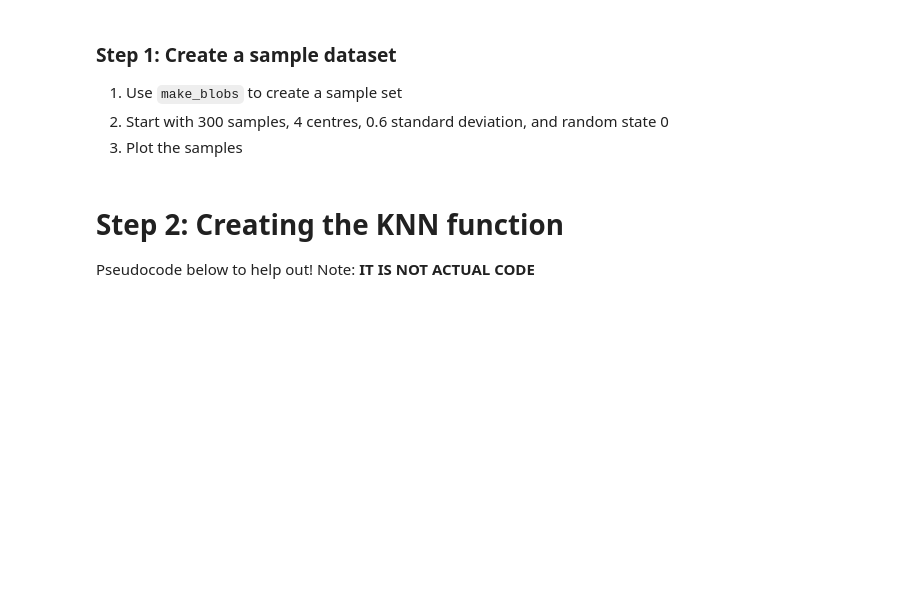
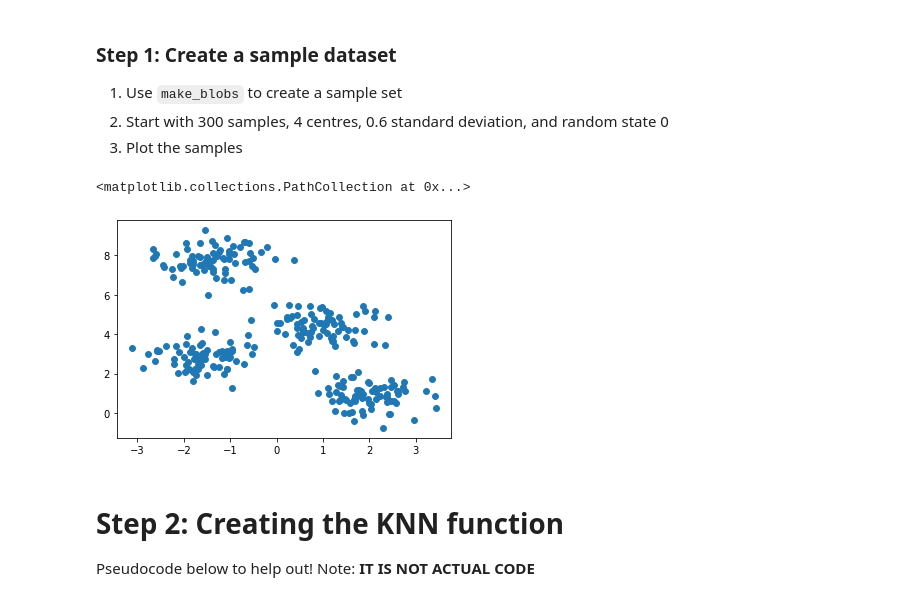
Before and after one commit to wojtekgradzinski/AISpring21, a Jupyter notebook: M3_Machine_Learning/D7 - KNN/00_2D_Knn_No_Classes.ipynb, the cells around one changed output. Drawn from its saved outputs; the diff is of its cells as text; code cells hidden in the pictures; blank space fills up the shorter version.

```diff
--- a/M3_Machine_Learning/D7 - KNN/00_2D_Knn_No_Classes.ipynb
+++ b/M3_Machine_Learning/D7 - KNN/00_2D_Knn_No_Classes.ipynb
@@ -24,6 +24,11 @@ from sklearn.datasets.samples_generator import make_blobs
 # %%
 #make the dataset with make_blobs
 X,y = make_blobs(n_samples=300,centers=4,cluster_std=0.6,random_state=0)
+fig = plt.fig
+plt.scatter(X[:, 0], X[:, 1], s=35)
+# %% [output]
+<matplotlib.collections.PathCollection at 0x...>
+[figure, added]
 # %% [markdown]
 # Step 2: Creating the KNN function
 Pseudocode below to help out! Note: **IT IS NOT ACTUAL CODE**
```
Also changed, not shown: parts of 5 cells of this notebook.
